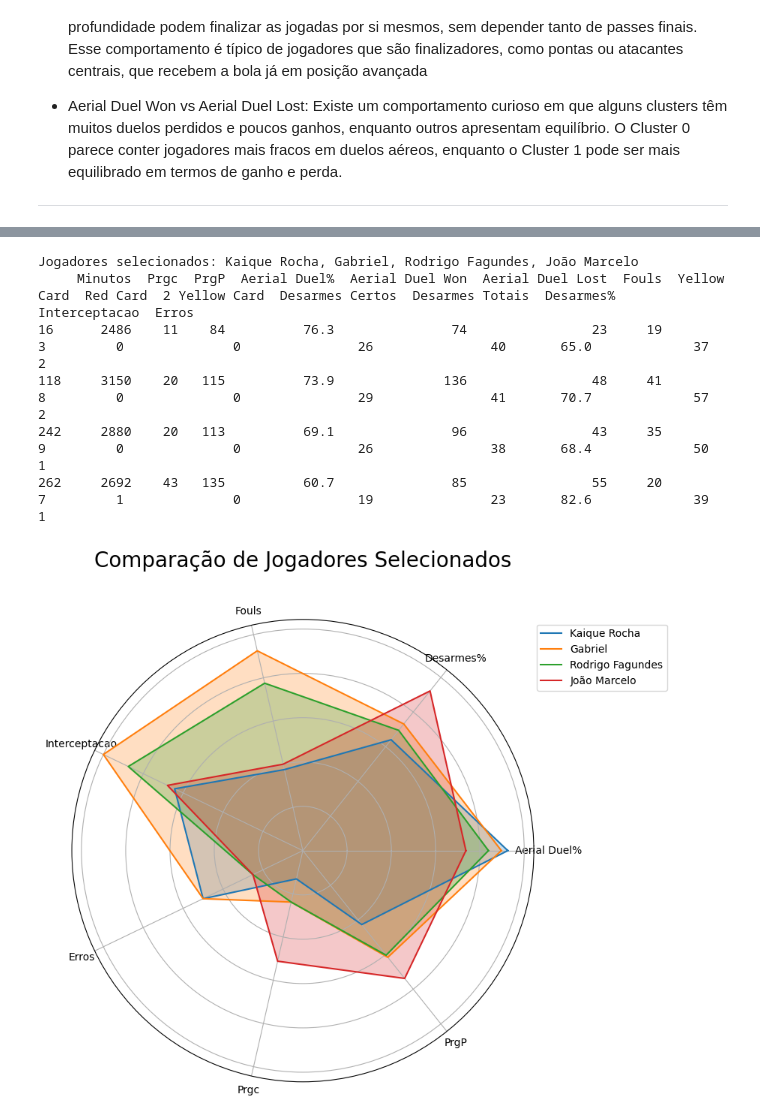
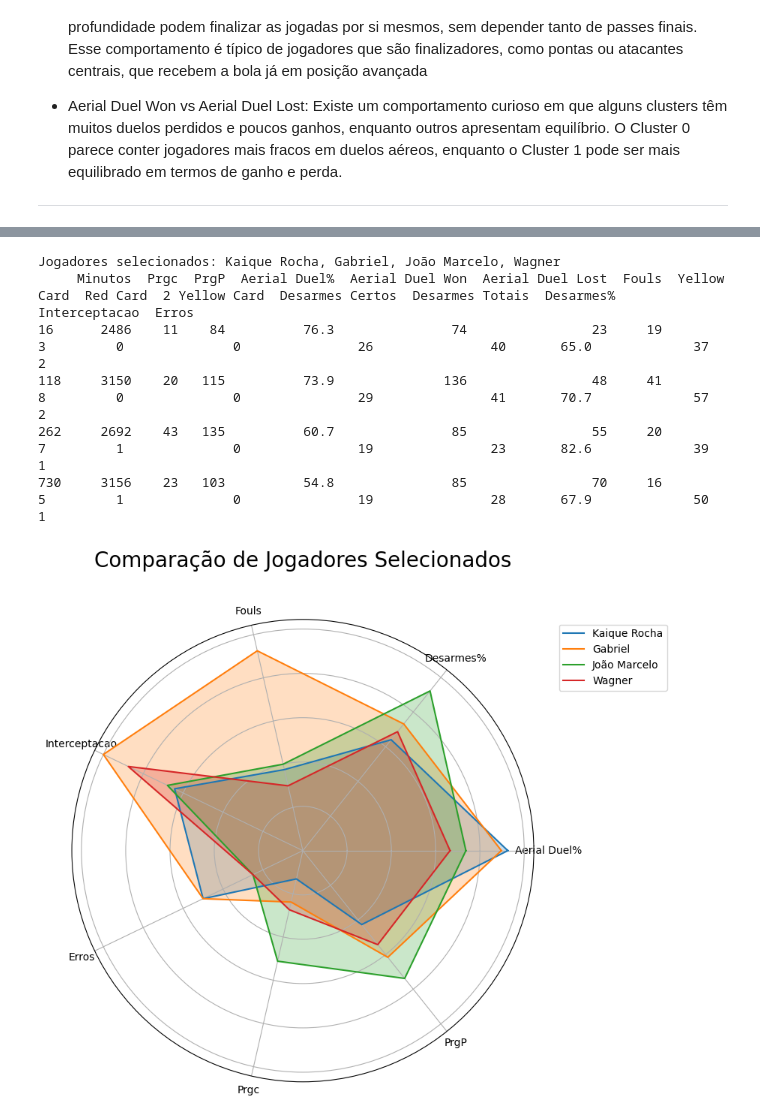
Before and after one commit to ohallao/MoneyBall-Brasileirao, a Jupyter notebook: MoneyBall_Braisleirao_Zagueiros.ipynb, the cells around one changed output, grey strips where cells are left out. Cells and saved outputs as stored; diff of their text form; code cells hidden in the pictures.

```diff
--- a/MoneyBall_Braisleirao_Zagueiros.ipynb
+++ b/MoneyBall_Braisleirao_Zagueiros.ipynb
@@ -644,10 +770,10 @@ O Cluster 0 parece conter jogadores mais fracos em duelos aéreos, enquanto o Cl
 # %%
 cluster_names = {
-    0: 'laterais defensivos',
-    1: 'zagueiros tecnicos',
-    2: 'zagueiros fisicos',
+    0: 'zagueiros defensivos',
+    1: 'zagueiros fisicos',
+    2: 'zagueiros equilibrados',
     3: 'zagueiros modernos',
-    4: 'zagueiros classicos'
+    4: 'zagueiros completos'
 }
 
 # Adicionar nomes ao DataFrame
@@ -889,34 +1004,34 @@ def radar_chart_por_jogadores(jogadores_selecionados, df):
     angles = np.linspace(0, 2 * np.pi, num_vars, endpoint=False).tolist()
     angles += angles[:1]  # Fechar o círculo
 
     fig, ax = plt.subplots(figsize=(8, 8), subplot_kw=dict(polar=True))
 
     # Loop pelos jogadores selecionados
     for i, row in jogadores_normalizados.iterrows():
         valores = row[metricas].tolist()
         valores += valores[:1]  # Fechar o círculo
 
         # Plotar a linha e o preenchimento para o jogador
         ax.plot(angles, valores, label=row['jogador'])
         ax.fill(angles, valores, alpha=0.25)
 
     # Configurações do gráfico
     ax.set_yticklabels([])
     ax.set_xticks(angles[:-1])
     ax.set_xticklabels(metricas)
 
     plt.legend(loc='upper right', bbox_to_anchor=(1.3, 1))
     plt.title('Comparação de Jogadores Selecionados', size=20, color='black', y=1.1)
     plt.show()
 
 # Exemplo de uso: Insira os nomes dos jogadores que deseja comparar
-jogadores_selecionados = ['Gabriel', 'João Marcelo','Rodrigo Fagundes','Kaique Rocha']  # Altere conforme necessário
+jogadores_selecionados = ['Gabriel', 'João Marcelo','Wagner','Kaique Rocha']  # Altere conforme necessário
 radar_chart_por_jogadores(jogadores_selecionados, Zag)
 # %% [output]
-Jogadores selecionados: Kaique Rocha, Gabriel, Rodrigo Fagundes, João Marcelo
+Jogadores selecionados: Kaique Rocha, Gabriel, João Marcelo, Wagner
      Minutos  Prgc  PrgP  Aerial Duel%  Aerial Duel Won  Aerial Duel Lost  Fouls  Yellow Card  Red Card  2 Yellow Card  Desarmes Certos  Desarmes Totais  Desarmes%  Interceptacao  Erros
 16      2486    11    84          76.3               74                23     19            3         0              0               26               40       65.0             37      2
 118     3150    20   115          73.9              136                48     41            8         0              0               29               41       70.7             57      2
-242     2880    20   113          69.1               96                43     35            9         0              0               26               38       68.4             50      1
 262     2692    43   135          60.7               85                55     20            7         1              0               19               23       82.6             39      1
+730     3156    23   103          54.8               85                70     16            5         1              0               19               28       67.9             50      1
-[figure, old version]
+[figure, new version]
```
Also changed, not shown: parts of 12 cells of this notebook.
